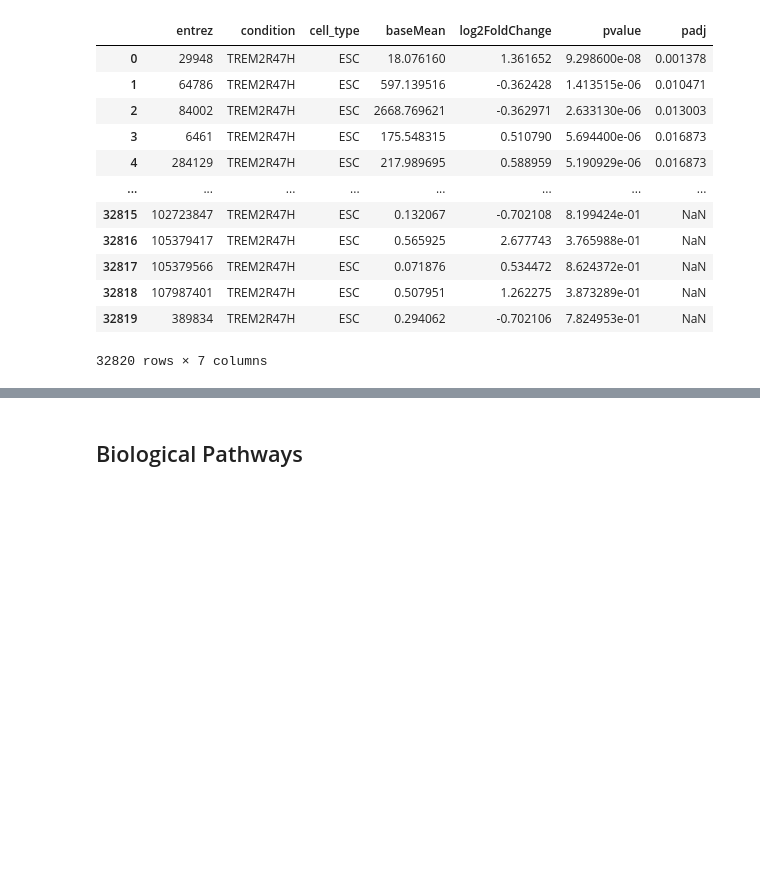
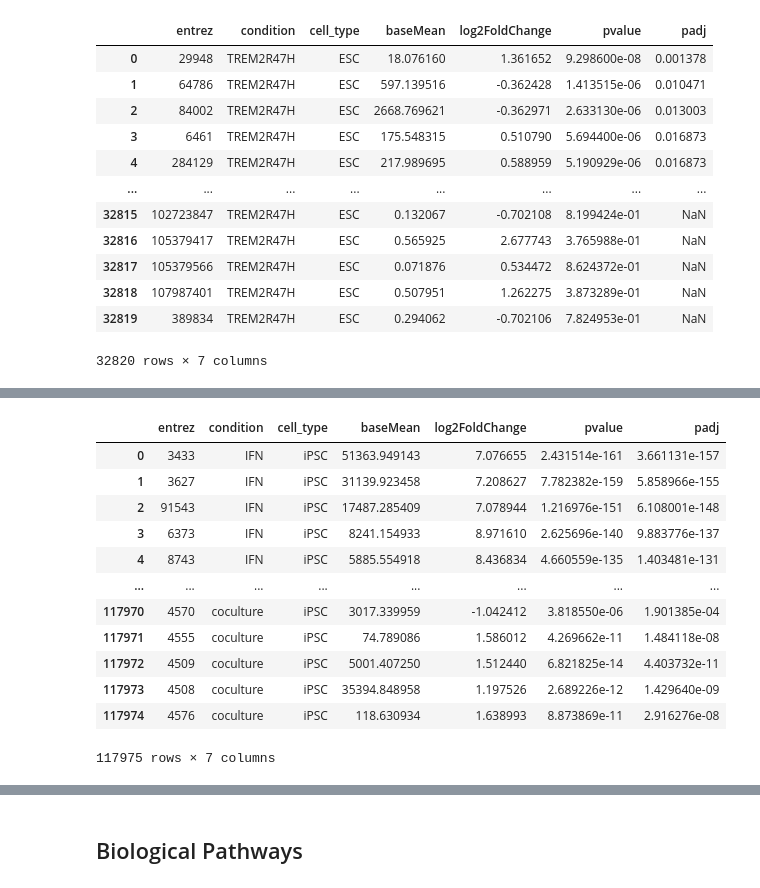
Before and after one commit to Nathan2400912/AD_Database, a Jupyter notebook: data_parsing.ipynb, the cells around one changed output, grey strips where cells are left out. Drawn from its saved outputs; the diff is of its cells as text; code cells hidden in the pictures; blank space fills up the shorter version.

```diff
--- a/data_parsing.ipynb
+++ b/data_parsing.ipynb
@@ -528,3 +542,17 @@ omg_de
 # %%
 combiend_de = pd.concat([wtc11_de, h1_de, trem2ko_de, trem2r47h_de, xmg_de, omg_de], ignore_index=True)
-unique_de = combiend_de.drop_duplicates(subset=['entrez'])
+combiend_de
+# %% [output]
+|  | entrez | condition | cell_type | baseMean | log2FoldChange | pvalue | padj |
+| 0 | 3433 | IFN | iPSC | 51363.949143 | 7.076655 | 2.431514e-161 | 3.661131e-157 |
+| 1 | 3627 | IFN | iPSC | 31139.923458 | 7.208627 | 7.782382e-159 | 5.858966e-155 |
+| 2 | 91543 | IFN | iPSC | 17487.285409 | 7.078944 | 1.216976e-151 | 6.108001e-148 |
+| 3 | 6373 | IFN | iPSC | 8241.154933 | 8.971610 | 2.625696e-140 | 9.883776e-137 |
+| 4 | 8743 | IFN | iPSC | 5885.554918 | 8.436834 | 4.660559e-135 | 1.403481e-131 |
+| ... | ... | ... | ... | ... | ... | ... | ... |
+| 117970 | 4570 | coculture | iPSC | 3017.339959 | -1.042412 | 3.818550e-06 | 1.901385e-04 |
+| 117971 | 4555 | coculture | iPSC | 74.789086 | 1.586012 | 4.269662e-11 | 1.484118e-08 |
+| 117972 | 4509 | coculture | iPSC | 5001.407250 | 1.512440 | 6.821825e-14 | 4.403732e-11 |
+| 117973 | 4508 | coculture | iPSC | 35394.848958 | 1.197526 | 2.689226e-12 | 1.429640e-09 |
+| 117974 | 4576 | coculture | iPSC | 118.630934 | 1.638993 | 8.873869e-11 | 2.916276e-08 |
+117975 rows × 7 columns
```
Also changed, not shown: parts of 18 cells of this notebook, 2 other files.
